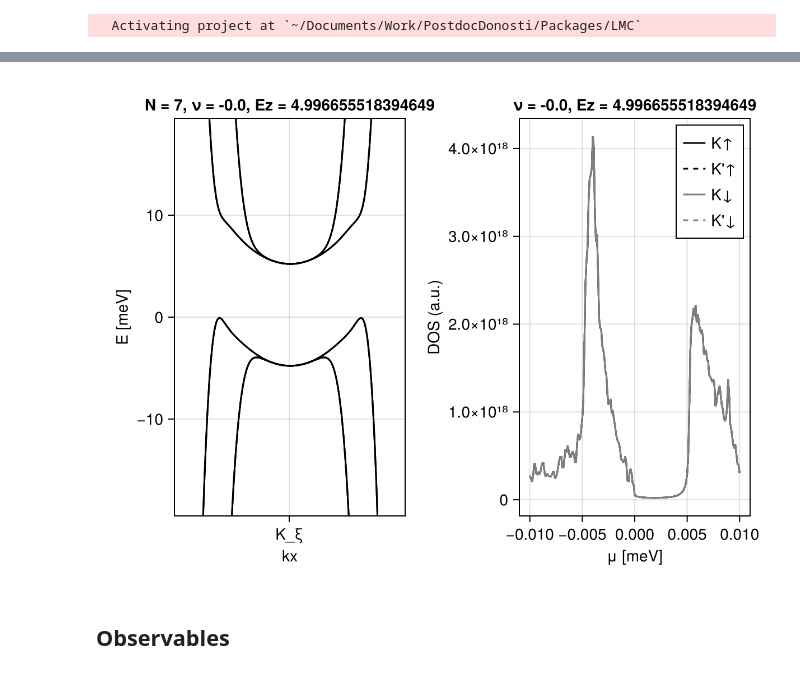
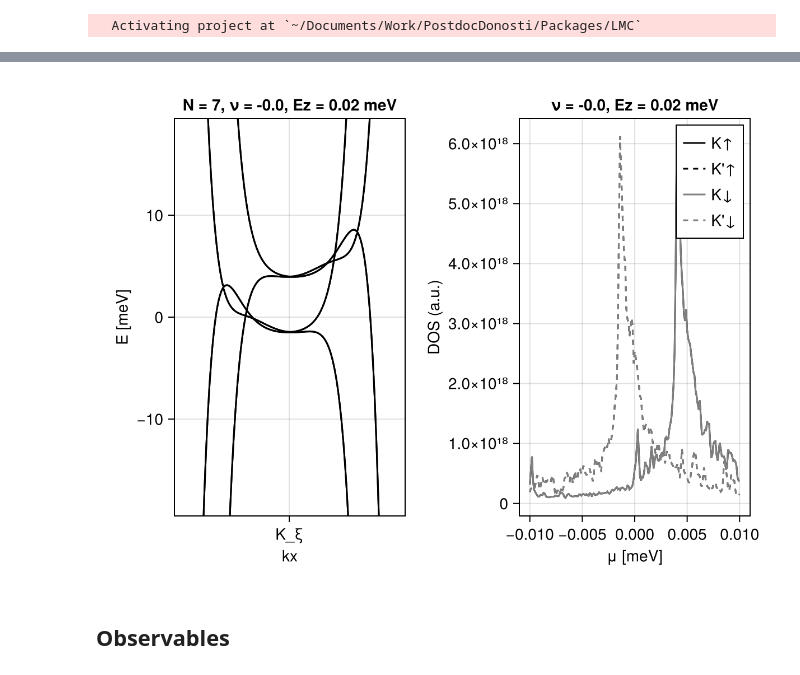
Before and after one commit to fernandopenaranda/LMC, a Jupyter notebook: src/Paper/cluster_loading.ipynb, the cells around one changed output, grey strips where cells are left out. Drawn from its saved outputs; the diff is of its cells as text; code cells hidden in the pictures.

```diff
--- a/src/Paper/cluster_loading.ipynb
+++ b/src/Paper/cluster_loading.ipynb
@@ -27,7 +29,7 @@ UndefVarError: UndefVarError: `load` not defined
 # %%
-plot_cluster_bandsanddos(pdpath, pdpresetpath, 5, 0.0)
+plot_cluster_bandsanddos(pdpath, pdpresetpath,0, -0.0)
 # %% [output]
-[figure, old version]
+[figure, new version]
 # %% [markdown]
 ## Observables
 # %%
```
Also changed, not shown: parts of 4 cells of this notebook, 4 other files.
